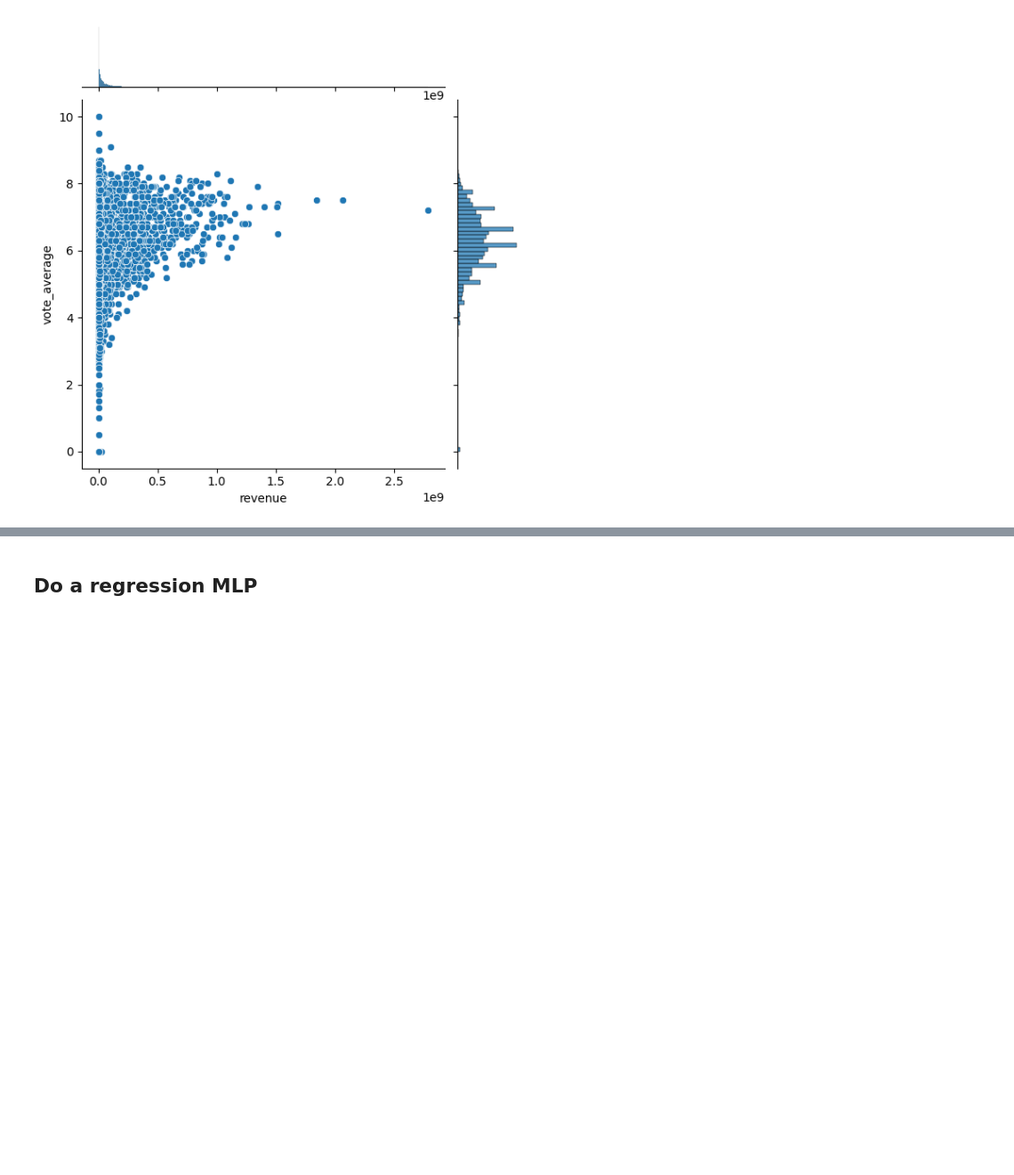
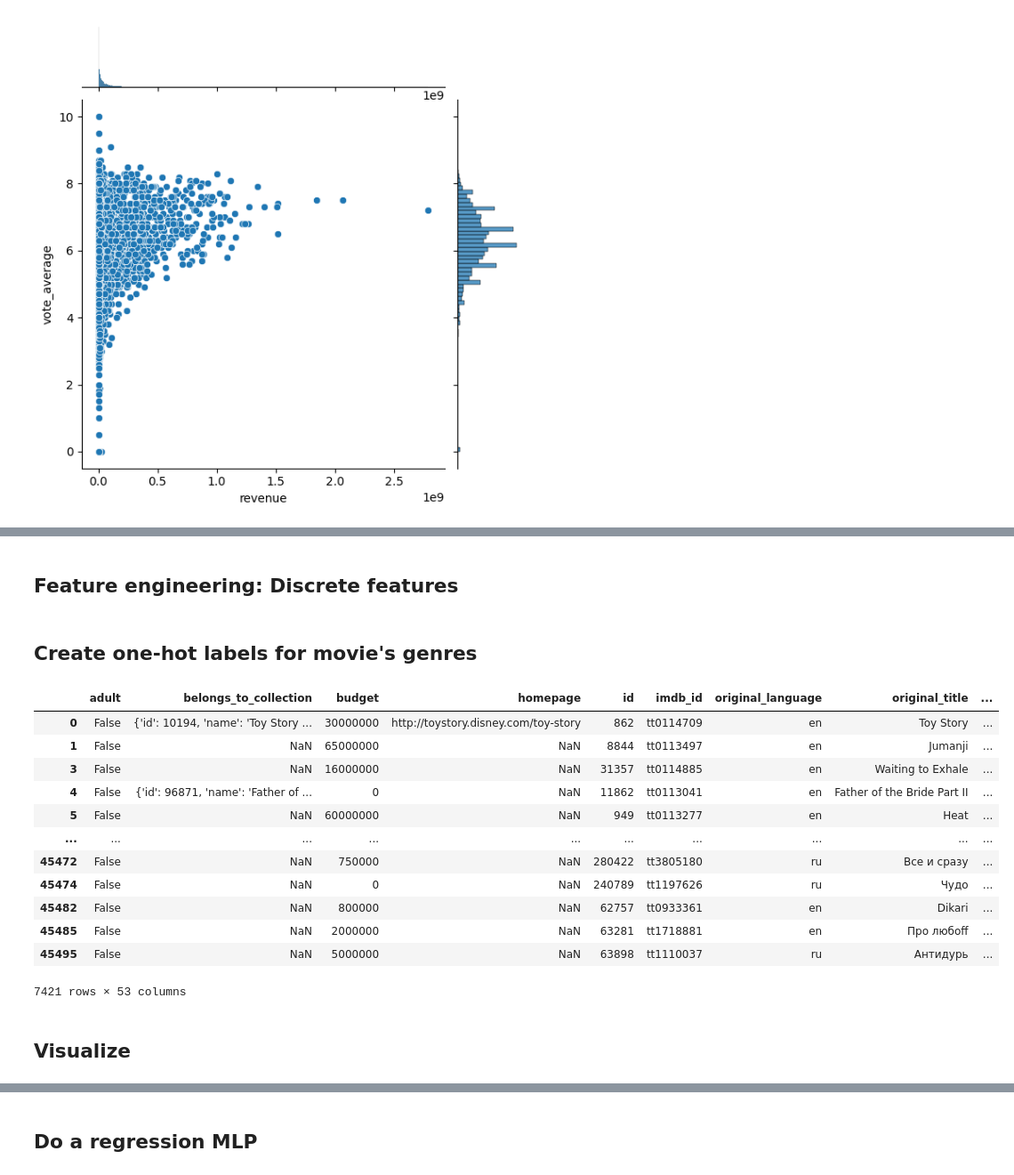
Before and after one commit to tianhew0121/Movie_Rating_Prediction_with_Movielens_dataset, a Jupyter notebook: data_inspection.ipynb, the cells around one changed output, grey strips where cells are left out. Shown: that part at 89% size. Saved outputs shown, nothing was run; the diff lists cells and outputs as text; code cells hidden in the pictures; blank space fills up the shorter version.

Commit message:
Done feature engineering

```diff
--- a/data_inspection.ipynb
+++ b/data_inspection.ipynb
@@ -208,8 +173,36 @@ sns.jointplot(x='revenue', y='vote_average', data=full_data)
 # %%
 full_data['genres_top'] = full_data['genres'].apply(lambda x: x[0]['name'] if x is not np.nan and len(x)>0 else np.nan)
 full_data['genres_second'] = full_data['genres'].apply(lambda x: x[1]['name'] if x is not np.nan and len(x)>1 else np.nan)
+# %% [markdown]
+## Feature engineering: Discrete features
 # %%
 full_data["has_collection"] = full_data["belongs_to_collection"].apply(lambda x: 0 if x is np.nan else 1)
+# %% [markdown]
+## Create one-hot labels for movie's genres
+# %%
+unique_genre_names = list(set([genre['name'] for row in full_data['genres'] for genre in row]))
+full_data['genres'] = full_data['genres'].apply(lambda x: [i['name'] for i in x])
+# %%
+expanded_genres = full_data['genres'].apply(lambda x: pd.Series(x, dtype=str).value_counts()).fillna(0)
+expanded_genres = expanded_genres.reindex(columns=unique_genre_names, fill_value=0)
+full_data = pd.concat([full_data.drop('genres', axis=1), expanded_genres], axis=1)
+full_data
+# %% [output]
+|  | adult | belongs_to_collection | budget | homepage | id | imdb_id | original_language | original_title | ... |
+| 0 | False | {'id': 10194, 'name': 'Toy Story ... | 30000000 | http://toystory.disney.com/toy-story | 862 | tt0114709 | en | Toy Story | ... |
+| 1 | False | NaN | 65000000 | NaN | 8844 | tt0113497 | en | Jumanji | ... |
+| 3 | False | NaN | 16000000 | NaN | 31357 | tt0114885 | en | Waiting to Exhale | ... |
+| 4 | False | {'id': 96871, 'name': 'Father of ... | 0 | NaN | 11862 | tt0113041 | en | Father of the Bride Part II | ... |
+| 5 | False | NaN | 60000000 | NaN | 949 | tt0113277 | en | Heat | ... |
+| ... | ... | ... | ... | ... | ... | ... | ... | ... | ... |
+| 45472 | False | NaN | 750000 | NaN | 280422 | tt3805180 | ru | Все и сразу | ... |
+| 45474 | False | NaN | 0 | NaN | 240789 | tt1197626 | ru | Чудо | ... |
+| 45482 | False | NaN | 800000 | NaN | 62757 | tt0933361 | en | Dikari | ... |
+| 45485 | False | NaN | 2000000 | NaN | 63281 | tt1718881 | en | Про любоff | ... |
+| 45495 | False | NaN | 5000000 | NaN | 63898 | tt1110037 | ru | Антидурь | ... |
+7421 rows × 53 columns
+# %% [markdown]
+## Visualize
 # %%
 import matplotlib.pyplot as plt
 
```
Also changed, not shown: parts of 28 cells of this notebook.
